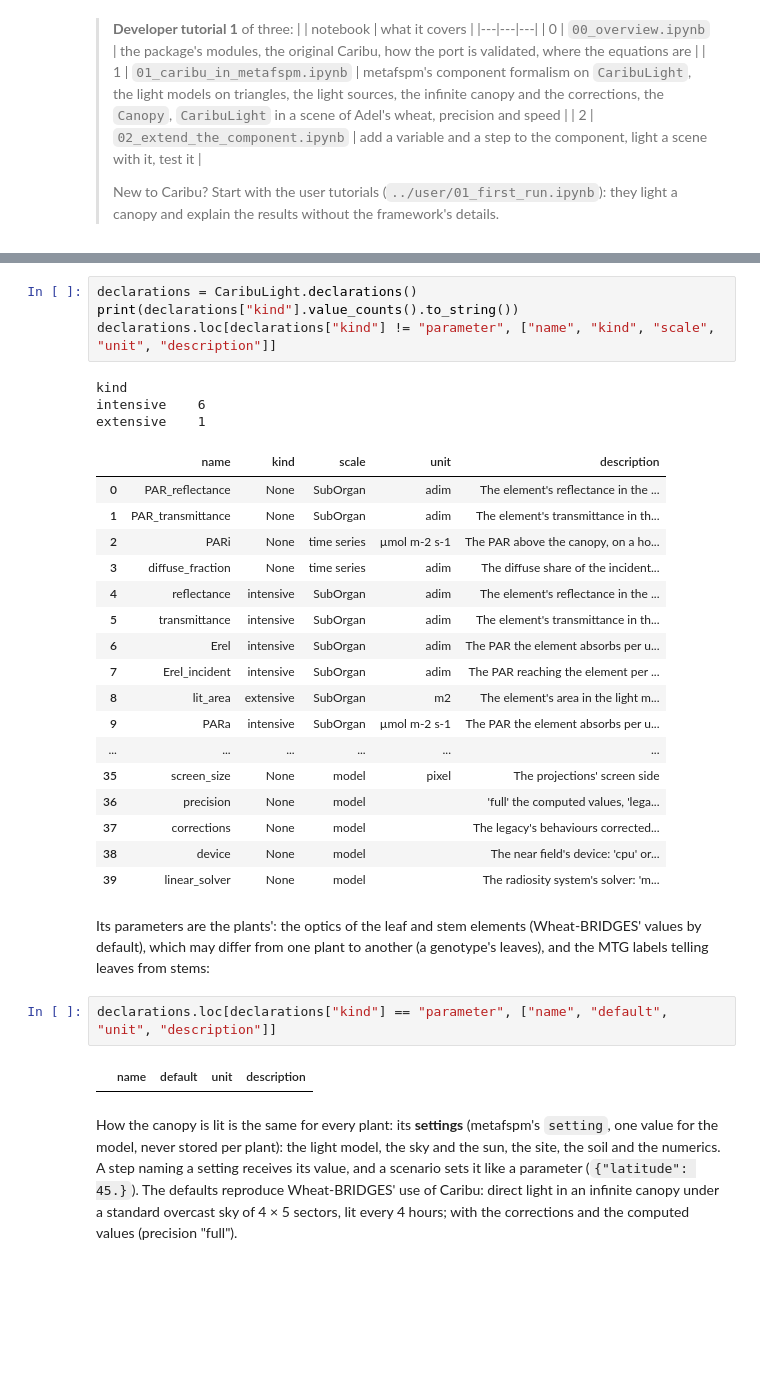
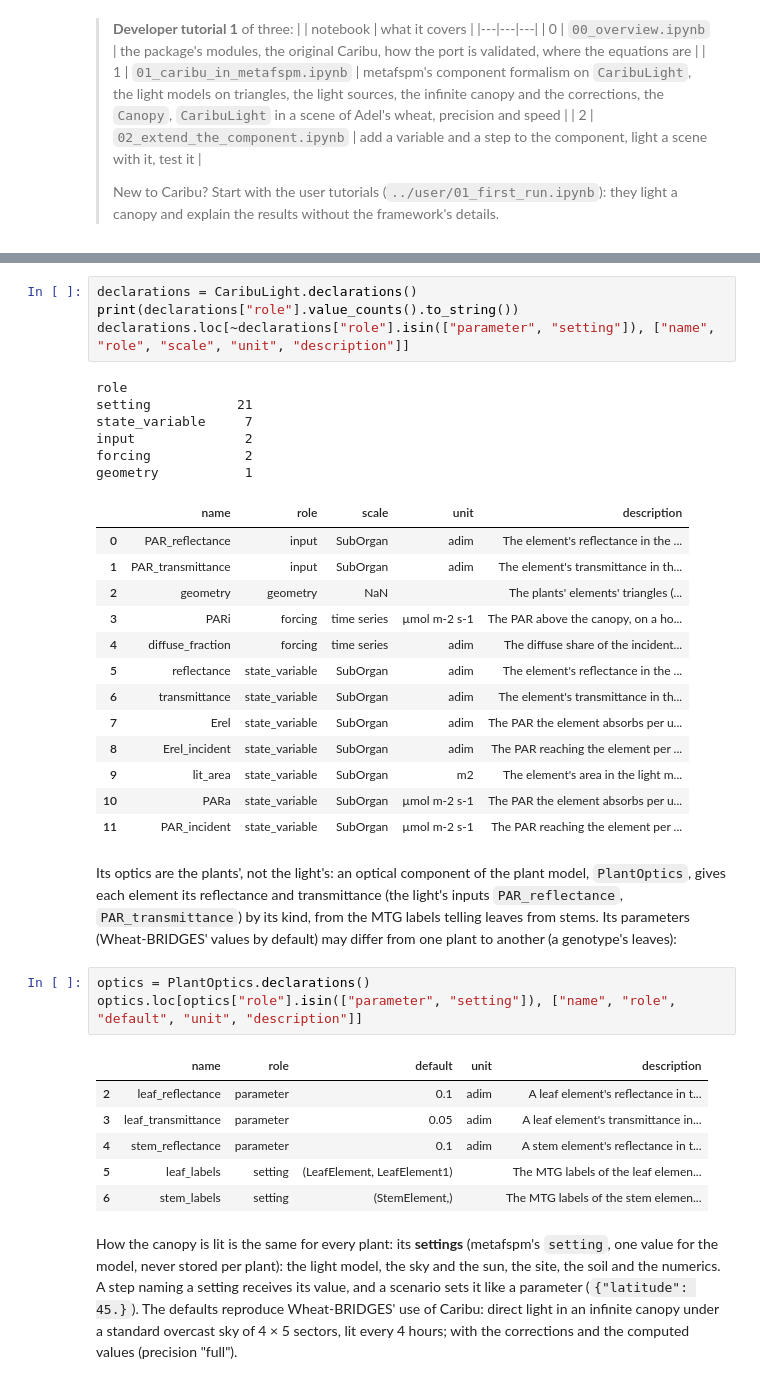
Before and after one commit to openalea/caribu, a Jupyter notebook: example/tutorials/developer/01_caribu_in_metafspm.ipynb, the cells around one changed output, grey strips where cells are left out. Saved outputs shown, nothing was run; the diff lists cells and outputs as text; blank space fills up the shorter version.

```diff
--- a/example/tutorials/developer/01_caribu_in_metafspm.ipynb
+++ b/example/tutorials/developer/01_caribu_in_metafspm.ipynb
@@ -83,36 +87,43 @@ components step by step; its user guide `docs/user.md` describes each part.
 forcings (the incident PAR, and the diffuse fraction when the sun is on), its state variables:
 # %%
 declarations = CaribuLight.declarations()
-print(declarations["kind"].value_counts().to_string())
-declarations.loc[declarations["kind"] != "parameter", ["name", "kind", "scale", "unit", "description"]]
+print(declarations["role"].value_counts().to_string())
+declarations.loc[~declarations["role"].isin(["parameter", "setting"]), ["name", "role", "scale", "unit", "description"]]
 # %% [output]
-kind
-intensive    6
-extensive    1
+role
+setting           21
+state_variable     7
+input              2
+forcing            2
+geometry           1
-|  | name | kind | scale | unit | description |
-| 0 | PAR_reflectance | None | SubOrgan | adim | The element's reflectance in the ... |
-| 1 | PAR_transmittance | None | SubOrgan | adim | The element's transmittance in th... |
-| 2 | PARi | None | time series | µmol m-2 s-1 | The PAR above the canopy, on a ho... |
-| 3 | diffuse_fraction | None | time series | adim | The diffuse share of the incident... |
-| 4 | reflectance | intensive | SubOrgan | adim | The element's reflectance in the ... |
-| 5 | transmittance | intensive | SubOrgan | adim | The element's transmittance in th... |
-| 6 | Erel | intensive | SubOrgan | adim | The PAR the element absorbs per u... |
-| 7 | Erel_incident | intensive | SubOrgan | adim | The PAR reaching the element per ... |
-| 8 | lit_area | extensive | SubOrgan | m2 | The element's area in the light m... |
-| 9 | PARa | intensive | SubOrgan | µmol m-2 s-1 | The PAR the element absorbs per u... |
-| ... | ... | ... | ... | ... | ... |
-| 35 | screen_size | None | model | pixel | The projections' screen side |
-| 36 | precision | None | model |  | 'full' the computed values, 'lega... |
-| 37 | corrections | None | model |  | The legacy's behaviours corrected... |
-| 38 | device | None | model |  | The near field's device: 'cpu' or... |
-| 39 | linear_solver | None | model |  | The radiosity system's solver: 'm... |
+|  | name | role | scale | unit | description |
+| 0 | PAR_reflectance | input | SubOrgan | adim | The element's reflectance in the ... |
+| 1 | PAR_transmittance | input | SubOrgan | adim | The element's transmittance in th... |
+| 2 | geometry | geometry | NaN |  | The plants' elements' triangles (... |
+| 3 | PARi | forcing | time series | µmol m-2 s-1 | The PAR above the canopy, on a ho... |
+| 4 | diffuse_fraction | forcing | time series | adim | The diffuse share of the incident... |
+| 5 | reflectance | state_variable | SubOrgan | adim | The element's reflectance in the ... |
+| 6 | transmittance | state_variable | SubOrgan | adim | The element's transmittance in th... |
+| 7 | Erel | state_variable | SubOrgan | adim | The PAR the element absorbs per u... |
+| 8 | Erel_incident | state_variable | SubOrgan | adim | The PAR reaching the element per ... |
+| 9 | lit_area | state_variable | SubOrgan | m2 | The element's area in the light m... |
+| 10 | PARa | state_variable | SubOrgan | µmol m-2 s-1 | The PAR the element absorbs per u... |
+| 11 | PAR_incident | state_variable | SubOrgan | µmol m-2 s-1 | The PAR reaching the element per ... |
 # %% [markdown]
-Its parameters are the plants': the optics of the leaf and stem elements (Wheat-BRIDGES' values by default), which
-may differ from one plant to another (a genotype's leaves), and the MTG labels telling leaves from stems:
+Its optics are the plants', not the light's: an optical component of the plant model, `PlantOptics`, gives each
+element its reflectance and transmittance (the light's inputs `PAR_reflectance`, `PAR_transmittance`) by its kind,
+from the MTG labels telling leaves from stems. Its parameters (Wheat-BRIDGES' values by default) may differ from one
+plant to another (a genotype's leaves):
 # %%
-declarations.loc[declarations["kind"] == "parameter", ["name", "default", "unit", "description"]]
+optics = PlantOptics.declarations()
+optics.loc[optics["role"].isin(["parameter", "setting"]), ["name", "role", "default", "unit", "description"]]
 # %% [output]
-|  | name | default | unit | description |
+|  | name | role | default | unit | description |
+| 2 | leaf_reflectance | parameter | 0.1 | adim | A leaf element's reflectance in t... |
+| 3 | leaf_transmittance | parameter | 0.05 | adim | A leaf element's transmittance in... |
+| 4 | stem_reflectance | parameter | 0.1 | adim | A stem element's reflectance in t... |
+| 5 | leaf_labels | setting | (LeafElement, LeafElement1) |  | The MTG labels of the leaf elemen... |
+| 6 | stem_labels | setting | (StemElement,) |  | The MTG labels of the stem elemen... |
 # %% [markdown]
 How the canopy is lit is the same for every plant: its **settings** (metafspm's `setting`, one value for the
 model, never stored per plant): the light model, the sky and the sun, the site, the soil and the numerics. A step
```
Also changed, not shown: parts of 15 cells of this notebook, 2 other files.
